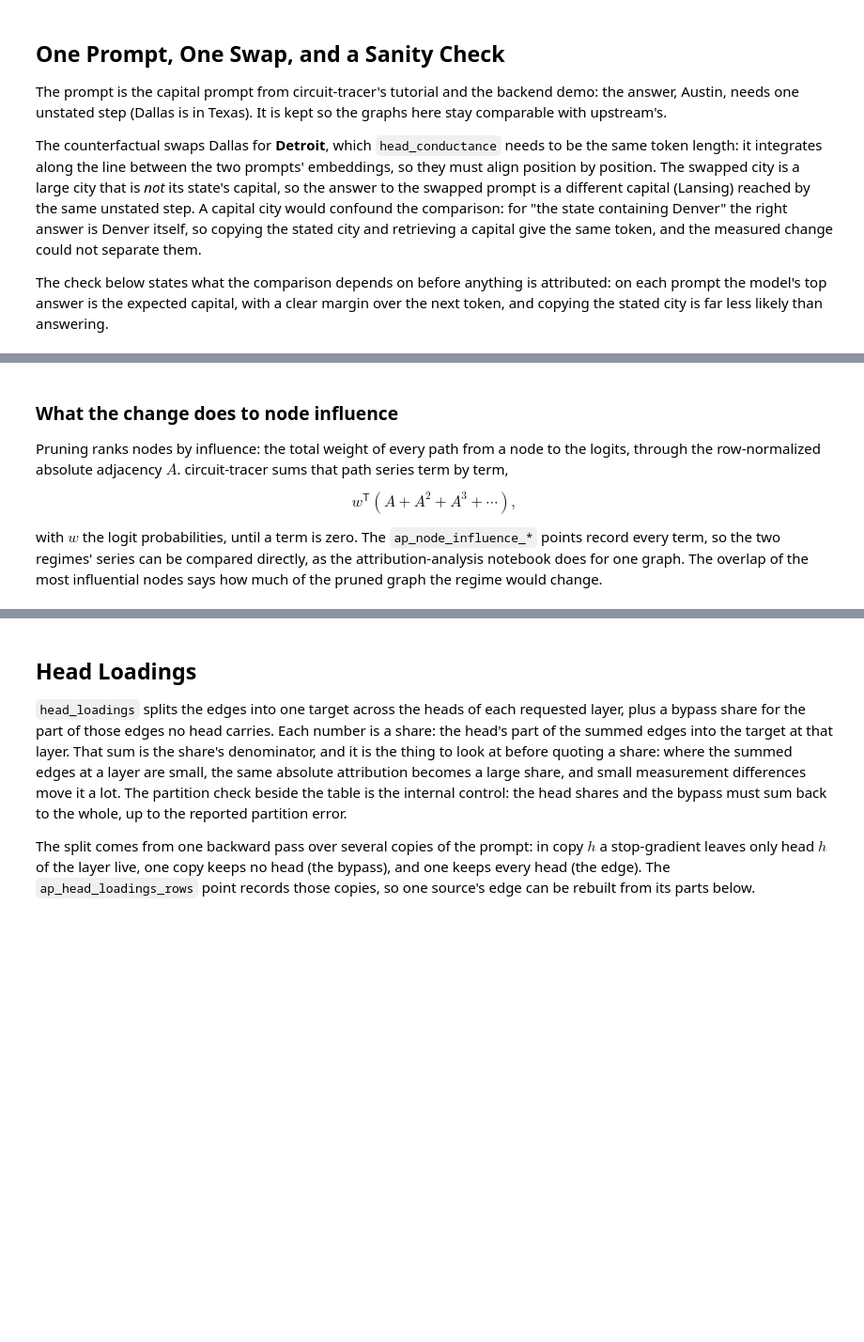
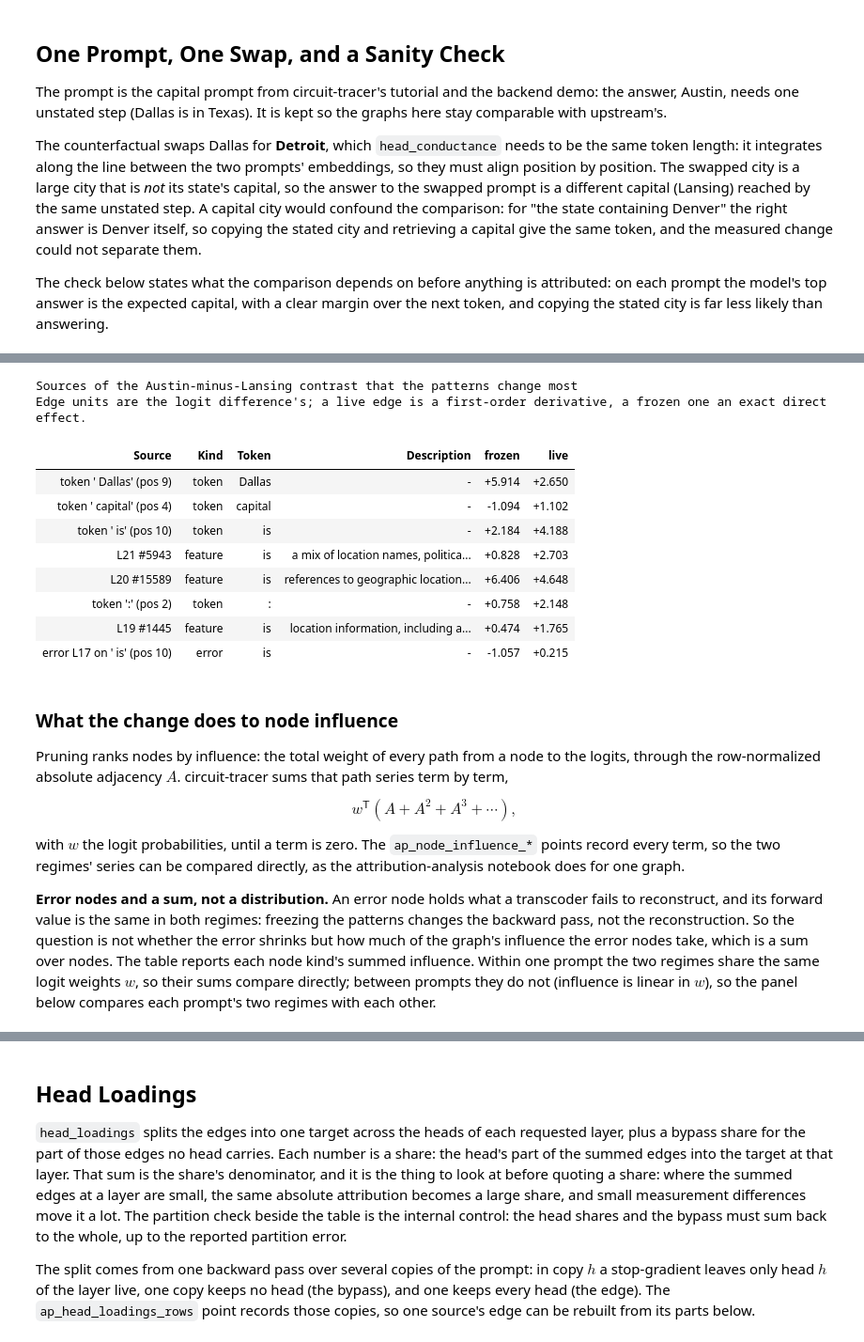
Before and after one commit to speediedan/interpretune, a Jupyter notebook: docs/notebook_artifacts/circuit_tracer_examples/attention_attribution_analysis.ipynb, the cells around one changed output, grey strips where cells are left out. Shown at 94% size. Saved outputs shown, nothing was run; the diff lists cells and outputs as text; code cells hidden in the pictures; blank space fills up the shorter version.

```diff
--- a/docs/notebook_artifacts/circuit_tracer_examples/attention_attribution_analysis.ipynb
+++ b/docs/notebook_artifacts/circuit_tracer_examples/attention_attribution_analysis.ipynb
@@ -388,0 +520,42 @@ display_plotly_figure(
+# %%
+a_row = n_aligned - n_logits + target_ids.index(austin_id)
+l_row = n_aligned - n_logits + target_ids.index(lansing_id)
+frozen_contrast = frozen_adj[a_row] - frozen_adj[l_row]
+live_contrast = live_adj[a_row] - live_adj[l_row]
+order = (live_contrast - frozen_contrast).abs().topk(8).indices.tolist()
+ctx = feature_context([aligned_node(j)[1:] for j in order if aligned_node(j)[0] == "feature"])
+labels = [aligned_label(j) for j in range(n_aligned)]
+hover = list(labels)
+for j in order:
+    kind, layer, pos, feat = aligned_node(j)
+    if kind == "feature" and ctx.explanation(layer, feat) != "-":
+        hover[j] = f"{labels[j]}: {ctx.explanation(layer, feat)}"
+display_plotly_figure(
+    plot_regime_edges(frozen_contrast, live_contrast, list(kinds), labels, "Austin minus Lansing", hover=hover),
+    "it-regime-contrast",
+)
+rows = []
+for j in order:
+    kind, layer, pos, feat = aligned_node(j)
+    source = ctx.link(layer, feat) if kind == "feature" else aligned_label(j)
+    description = ctx.explanation(layer, feat) if kind == "feature" else "-"
+    rows.append(
+        [
+            source,
+            kind,
+            prompt_tokens[pos] if pos is not None else "-",
+            description,
+            f"{float(frozen_contrast[j]):+.3f}",
+            f"{float(live_contrast[j]):+.3f}",
+        ]
+    )
+display_notebook_table(
+    rows,
+    ["Source", "Kind", "Token", "Description", "frozen", "live"],
+    title="Sources of the Austin-minus-Lansing contrast that the patterns change most",
+    caption=(
+        "Edge units are the logit difference's; a live edge is a first-order derivative, a frozen one an exact "
+        "direct effect."
+    ),
+)
+# %% [output]
@@ -389,3 +563,14 @@ display_plotly_figure(
+Sources of the Austin-minus-Lansing contrast that the patterns change most
+Edge units are the logit difference's; a live edge is a first-order derivative, a frozen one an exact direct effect.
+| Source | Kind | Token | Description | frozen | live |
+| token ' Dallas' (pos 9) | token | Dallas | - | +5.914 | +2.650 |
+| token ' capital' (pos 4) | token | capital | - | -1.094 | +1.102 |
+| token ' is' (pos 10) | token | is | - | +2.184 | +4.188 |
+| L21 #5943 | feature | is | a mix of location names, politica... | +0.828 | +2.703 |
+| L20 #15589 | feature | is | references to geographic location... | +6.406 | +4.648 |
+| token ':' (pos 2) | token | : | - | +0.758 | +2.148 |
+| L19 #1445 | feature | is | location information, including a... | +0.474 | +1.765 |
+| error L17 on ' is' (pos 10) | error | is | - | -1.057 | +0.215 |
 # %% [markdown]
 ### What the change does to node influence
 
@@ -397,8 +582,14 @@ w^{\mathsf{T}} (A + A^2 + A^3 + \cdots),
 $$
 
 with $w$ the logit probabilities, until a term is zero. The `ap_node_influence_*` points record every term, so the
-two regimes' series can be compared directly, as the attribution-analysis notebook does for one graph. The overlap
-of the most influential nodes says how much of the pruned graph the regime would change.
+two regimes' series can be compared directly, as the attribution-analysis notebook does for one graph.
+
+**Error nodes and a sum, not a distribution.** An error node holds what a transcoder fails to reconstruct, and its
+forward value is the same in both regimes: freezing the patterns changes the backward pass, not the reconstruction. So
+the question is not whether the error shrinks but how much of the graph's influence the error nodes take, which is a
+sum over nodes. The table reports each node kind's summed influence. Within one prompt the two regimes share the same
+logit weights $w$, so their sums compare directly; between prompts they do not (influence is linear in $w$), so the
+panel below compares each prompt's two regimes with each other.
 # %%
 # imported here, after the analysis points are patched in, so the name binds to the patched module
 from circuit_tracer.graph import compute_node_influence
```
Also changed, not shown: parts of 38 cells of this notebook, 4 other files.
